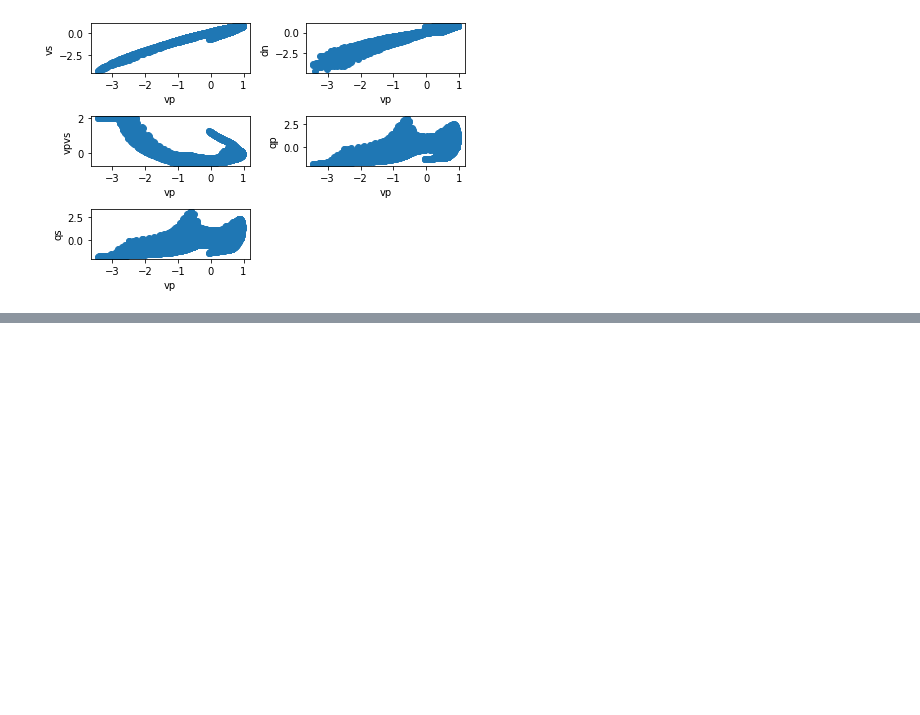
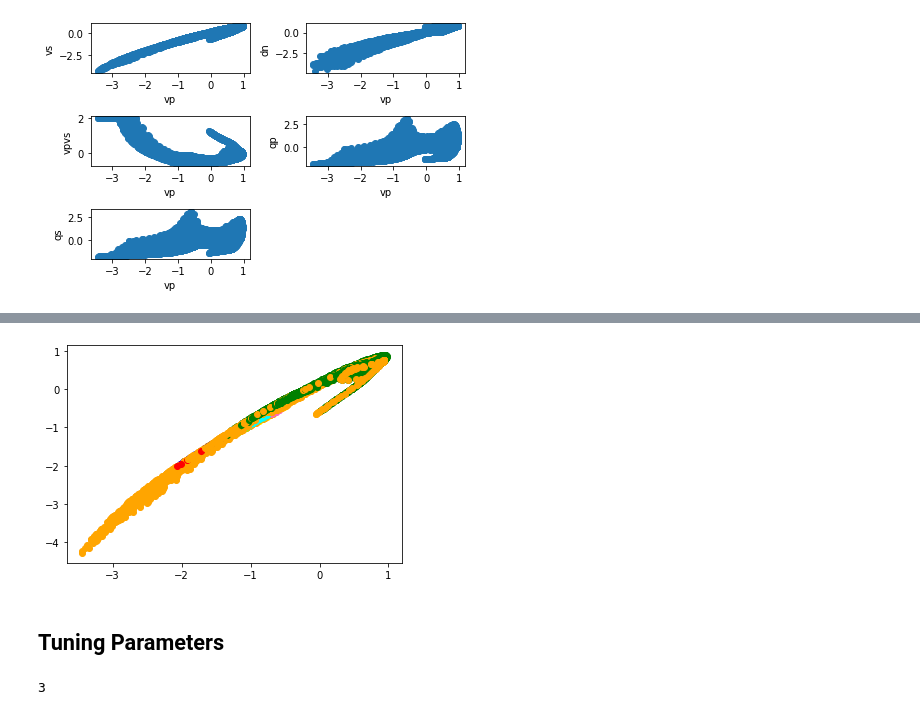
Before and after one commit to acse-yc220/finalProject, a Jupyter notebook: project.ipynb, the cells around one changed output, grey strips where cells are left out. Drawn from its saved outputs; the diff is of its cells as text; code cells hidden in the pictures; blank space fills up the shorter version.

```diff
--- a/project.ipynb
+++ b/project.ipynb
@@ -94,0 +110,13 @@ plt.show()
+# %%
+result_h = Hdbscan(4, data_preprocessing)
+# %%
+plotResult(data_preprocessing,result_h)
+# %% [output]
+[figure, added]
+# %% [markdown]
+## Tuning Parameters
+# %%
+parameters_h = hdbscan_param(data_preprocessing)
+print(parameters_h)
+# %% [output]
+3
```
Also changed, not shown: parts of 24 cells of this notebook, 1 other file.
